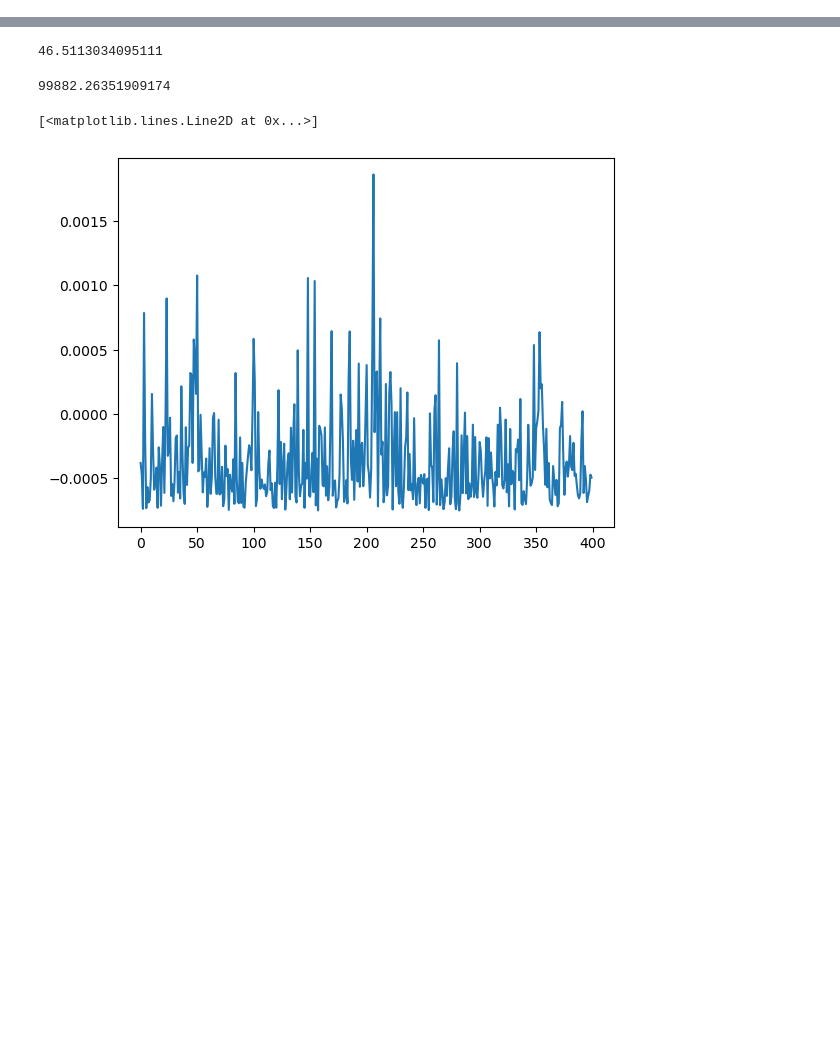
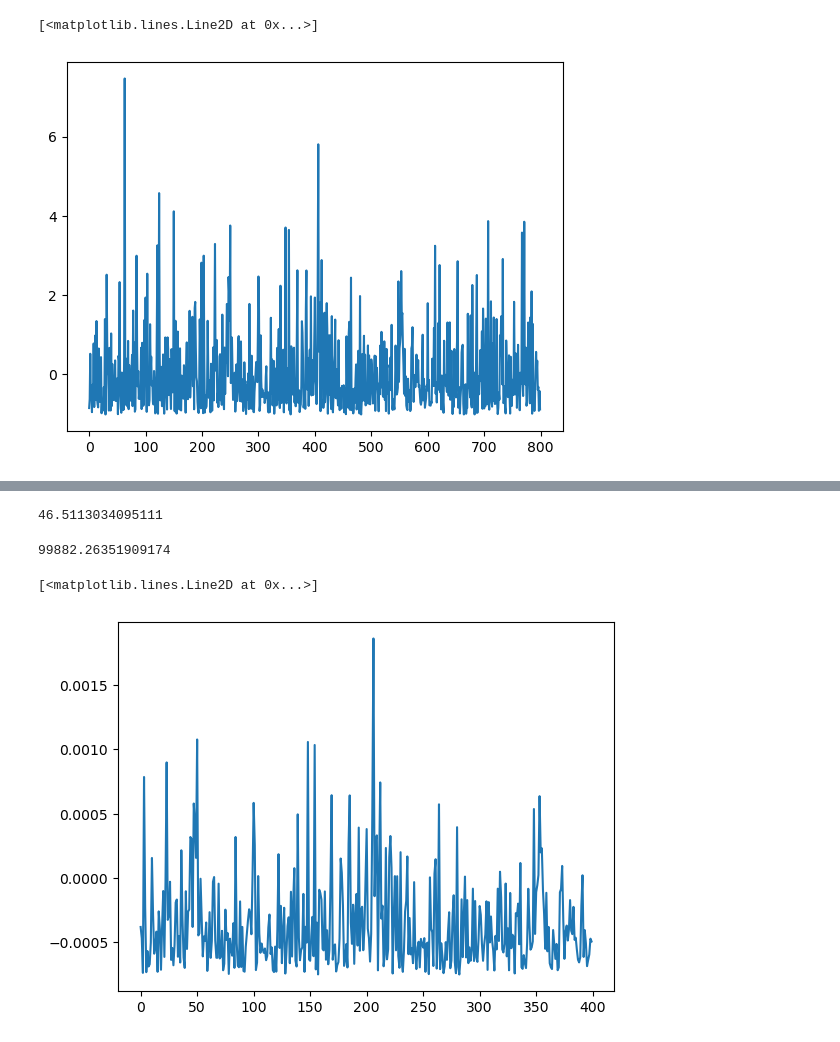
Before and after one commit to abhinav70113/binaryML, a Jupyter notebook: PulsarNet.ipynb, the cells around one changed output, grey strips where cells are left out. Cells and saved outputs as stored; diff of their text form; code cells hidden in the pictures; blank space fills up the shorter version.

```diff
--- a/PulsarNet.ipynb
+++ b/PulsarNet.ipynb
@@ -31,3 +31,8 @@ time_res = 64e-6 # in seconds
 T_obs = (fft_size*time_res)/60 # in minutes is equal to 17.895 minutes
 freq_axis = np.fft.rfftfreq(fft_size, d=time_res)
 freq_res = 1/(T_obs*60)
+# %%
+p =  0.02150015
+f = 1/p
+#f=900
+f_ind = f/freq_res
@@ -33,0 +41,25 @@ freq_res = 1/(T_obs*60)
+# %%
+import numpy as np
+from scipy.interpolate import interp1d
+
+# Generate a sample spectrum
+spectrum = fft[int(f_ind-400):int(f_ind+400)]
+
+# Define the desired number of interpolated points
+interpolated_points = 800000
+
+# Create a frequency axis corresponding to the original spectrum
+frequency_axis = freq_axis[int(f_ind-400):int(f_ind+400)]
+
+# Create an interpolation function for the spectrum
+interpolated_spectrum = interp1d(frequency_axis, spectrum)
+
+# Interpolate the spectrum at desired frequency points
+interpolated_spectrum_values = interpolated_spectrum(np.linspace(frequency_axis.min(), frequency_axis.max(), interpolated_points))
+# %%
+power_spectrum = np.abs(spectrum)**2
+power_spectrum_norm = (power_spectrum - np.mean(power_spectrum))/np.std(power_spectrum)
+plt.plot(power_spectrum_norm)
+# %% [output]
+[<matplotlib.lines.Line2D at 0x...>]
+[figure, added]
```
Also changed, not shown: parts of 39 cells of this notebook, 27 other files.
